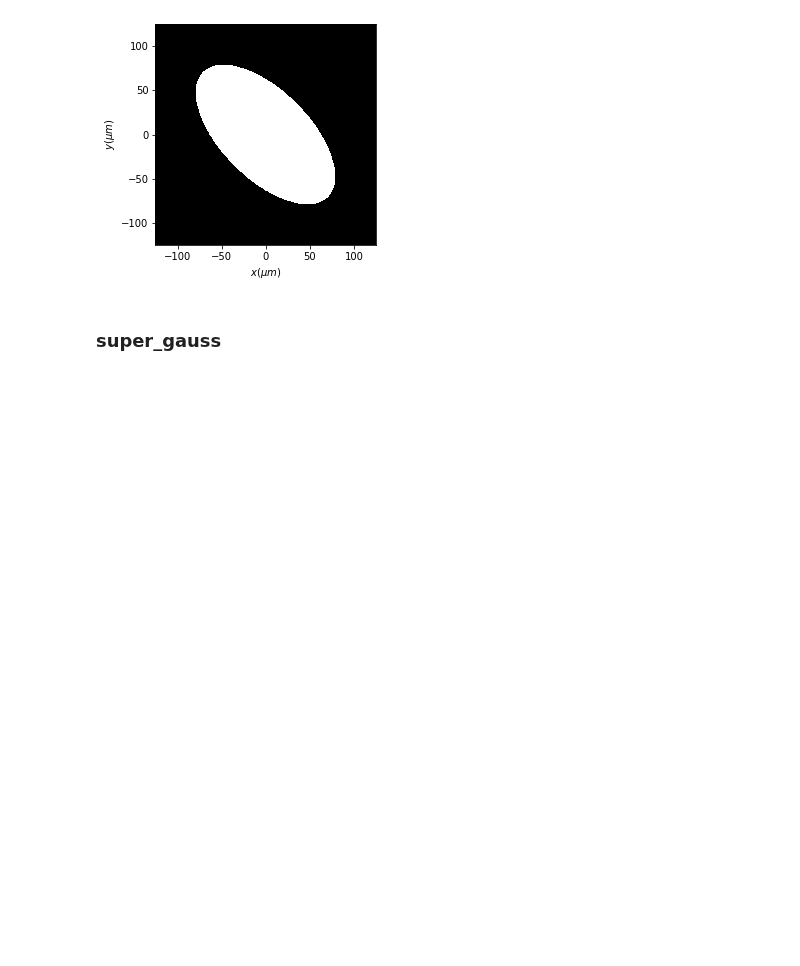
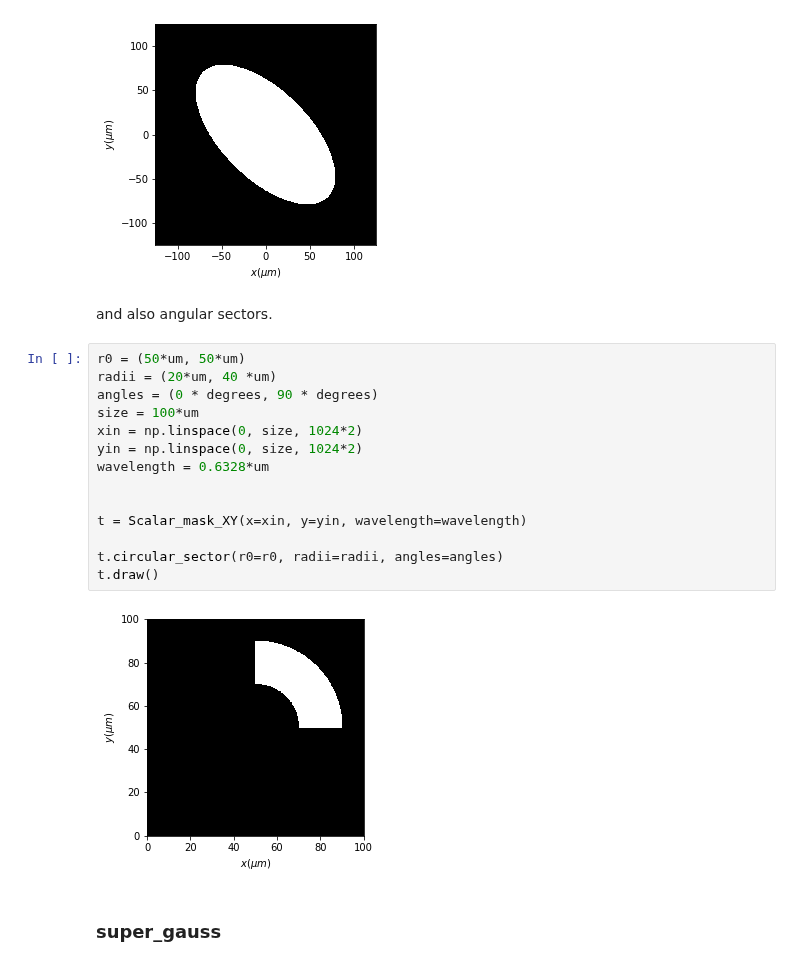
Before and after one commit to aocg-ucm/diffractio, a Jupyter notebook: docs/source/tutorial/scalar_XY/masks_xy.ipynb, the cells around one changed output. Saved outputs shown, nothing was run; the diff lists cells and outputs as text; blank space fills up the shorter version.

Commit message:
circular_sector XY (improved)
also description in masks_xy.ipynb

```diff
--- a/docs/source/tutorial/scalar_XY/masks_xy.ipynb
+++ b/docs/source/tutorial/scalar_XY/masks_xy.ipynb
@@ -182,6 +182,24 @@ t1.circle(r0=(0 * um, 0 * um), radius=(50 * um, 100 * um), angle=45*degrees)
 t1.draw(kind='intensity')
 # %% [output]
 [figure]
+# %% [markdown]
+and also angular sectors.
+# %%
+r0 = (50*um, 50*um)
+radii = (20*um, 40 *um)
+angles = (0 * degrees, 90 * degrees)
+size = 100*um
+xin = np.linspace(0, size, 1024*2)
+yin = np.linspace(0, size, 1024*2)
+wavelength = 0.6328*um
+
+
+t = Scalar_mask_XY(x=xin, y=yin, wavelength=wavelength)
+
+t.circular_sector(r0=r0, radii=radii, angles=angles)
+t.draw()
+# %% [output]
+[figure, added]
 # %% [markdown]
 ### super_gauss
 # %%
```
Also changed, not shown: 1 other file.
